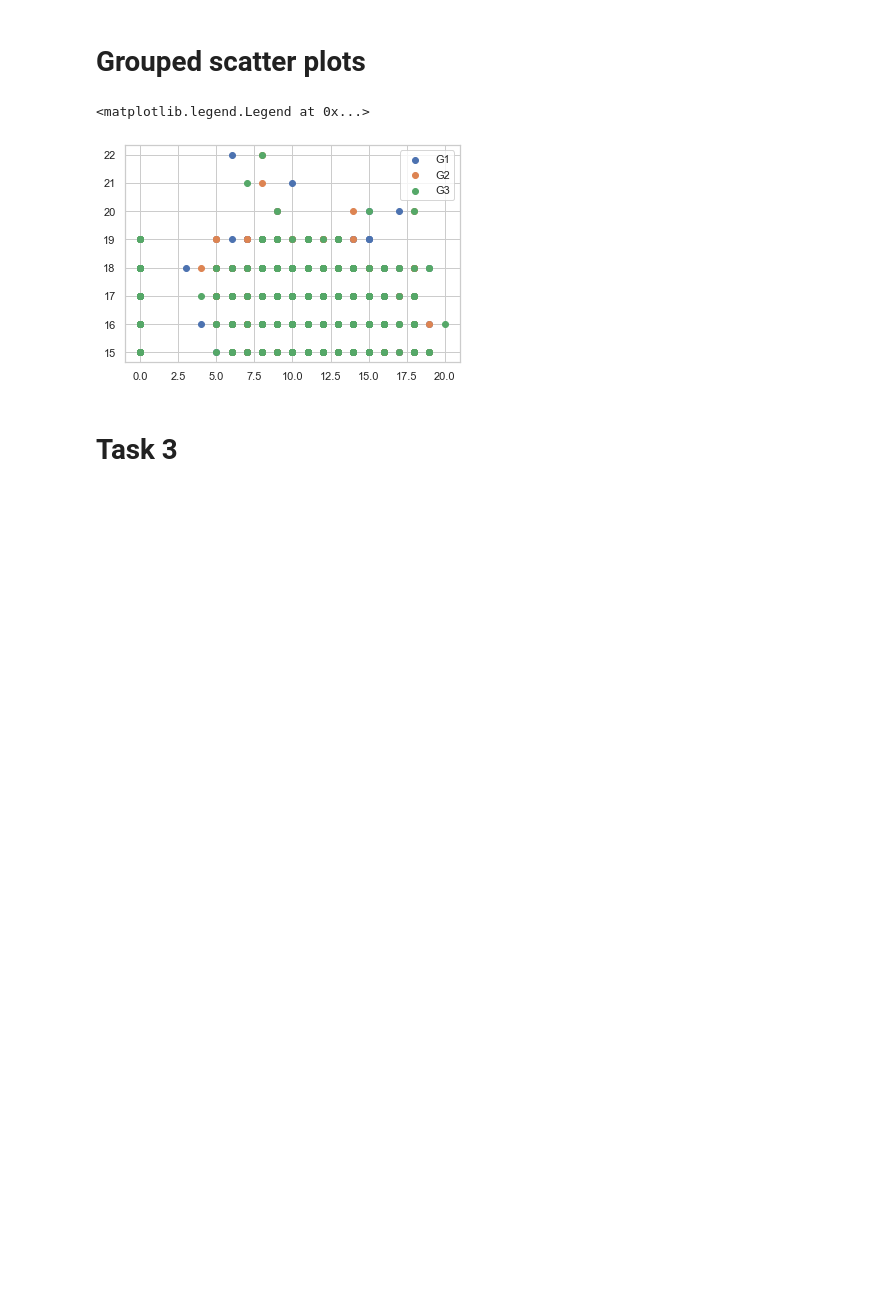
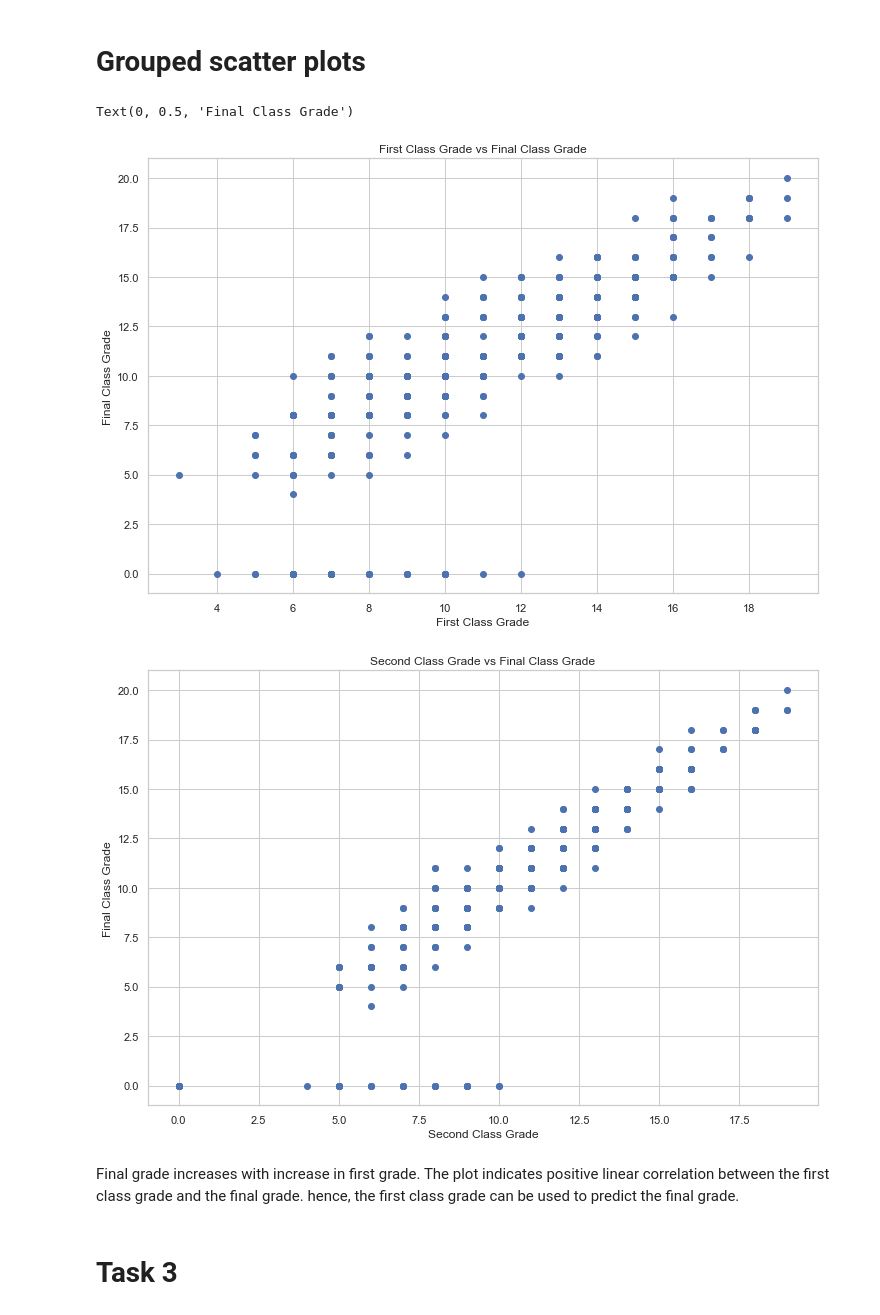
Before and after one commit to minhduckan123/bai2, a Jupyter notebook: Comp-615-Assignment_edit2.ipynb, the cells around one changed output. Drawn from its saved outputs; the diff is of its cells as text; code cells hidden in the pictures; blank space fills up the shorter version.

```diff
--- a/Comp-615-Assignment_edit2.ipynb
+++ b/Comp-615-Assignment_edit2.ipynb
@@ -140,14 +140,23 @@ sns.histplot( data= Student_mat.G3  , bins = 21 , binwidth= 1 , binrange=  ( 0,2
 [figure]
 # %% [markdown]
 # Grouped scatter plots
-# %%
-plt.scatter(Student_mat["G1"],Student_mat["age"], label="G1")
-plt.scatter(Student_mat["G2"],Student_mat["age"], label="G2")
-plt.scatter(Student_mat["G3"],Student_mat["age"], label="G3")
-plt.legend()
-# %% [output]
-<matplotlib.legend.Legend at 0x...>
-[figure, removed]
+# %%
+plt.figure ( figsize= (12,8))
+plt.scatter(Student_mat.G1, Student_mat.G3)
+plt.title("First Class Grade vs Final Class Grade")
+plt.xlabel ('First Class Grade')
+plt.ylabel ('Final Class Grade')
+plt.figure ( figsize= (12,8))
+plt.scatter(Student_mat.G2,Student_mat.G3)
+plt.title("Second Class Grade vs Final Class Grade")
+plt.xlabel ("Second Class Grade")
+plt.ylabel ('Final Class Grade')
+# %% [output]
+Text(0, 0.5, 'Final Class Grade')
+[figure, added]
+[figure, added]
+# %% [markdown]
+Final grade increases with increase in first grade. The plot indicates positive linear correlation between the first class grade and the final grade. hence, the first class grade can be used to predict the final grade.
 # %% [markdown]
 # Task 3
 # %% [markdown]
```
Also changed, not shown: parts of 5 cells of this notebook.
